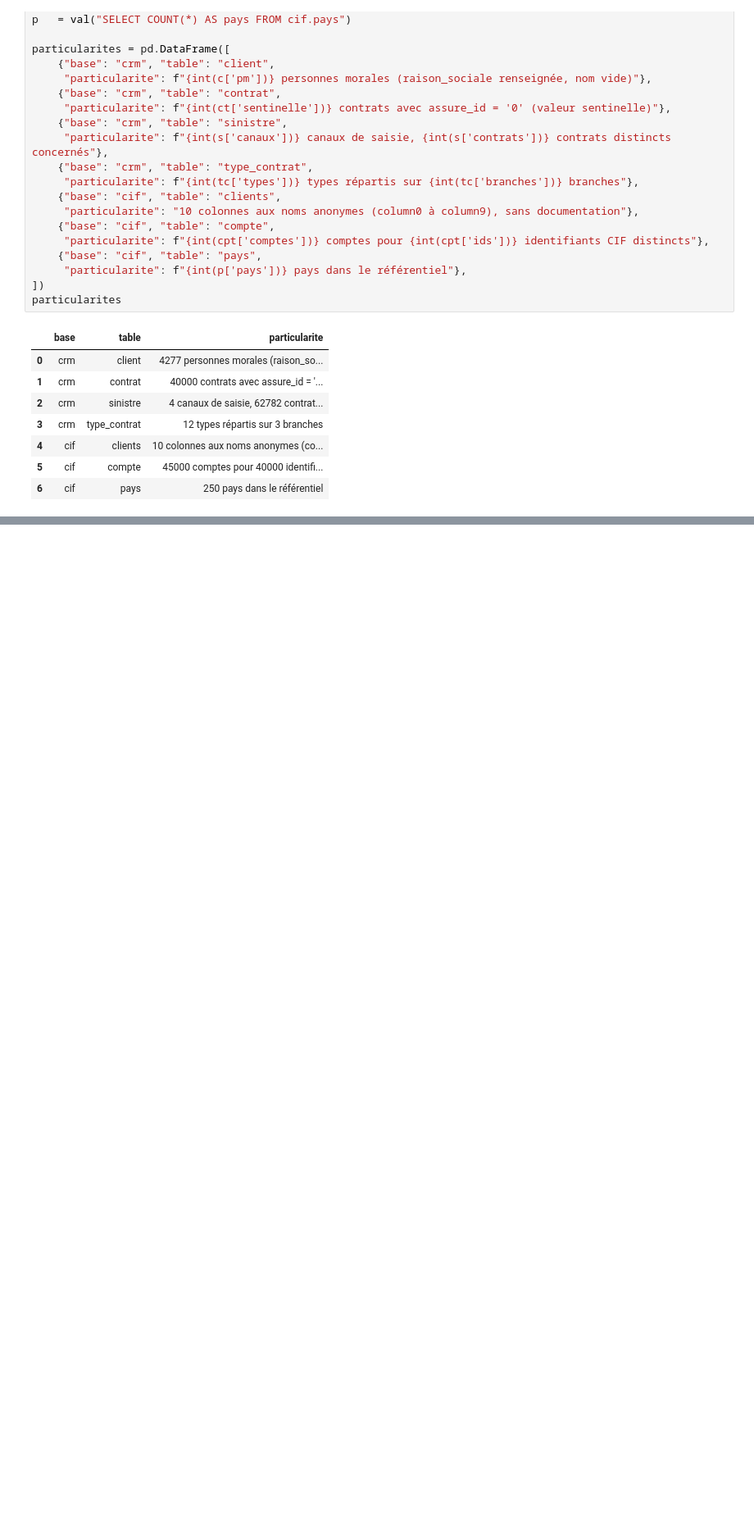
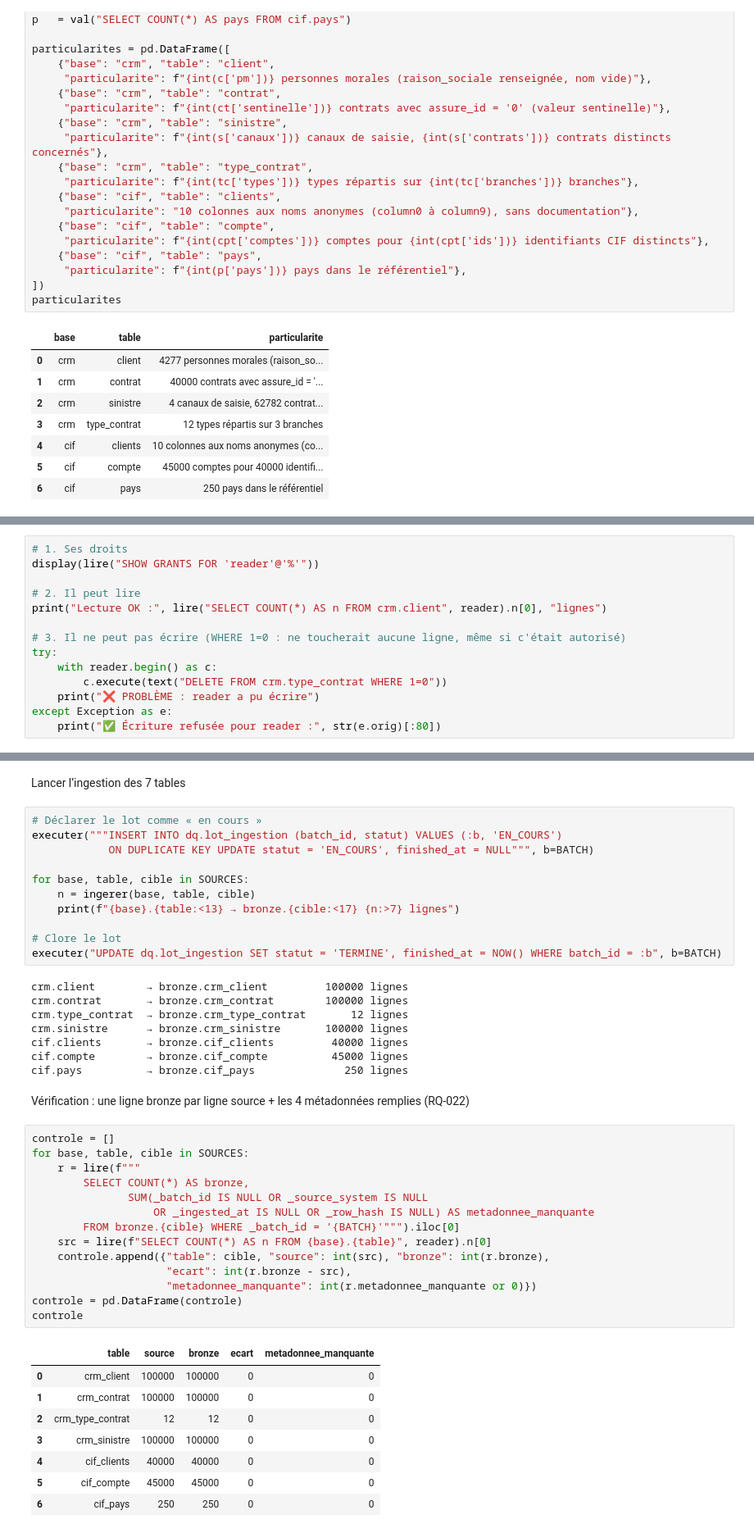
Before and after one commit to Samii05/td-qualite-g01, a Jupyter notebook: notebooks/S1_01.ipynb, the cells around one changed output, grey strips where cells are left out. Shown at 82% size. Saved outputs shown, nothing was run; the diff lists cells and outputs as text; blank space fills up the shorter version.

```diff
--- a/notebooks/S1_01.ipynb
+++ b/notebooks/S1_01.ipynb
@@ -167,0 +188,14 @@ livrable_us01
+# %%
+# 1. Ses droits
+display(lire("SHOW GRANTS FOR 'reader'@'%'"))
+
+# 2. Il peut lire
+print("Lecture OK :", lire("SELECT COUNT(*) AS n FROM crm.client", reader).n[0], "lignes")
+
+# 3. Il ne peut pas écrire (WHERE 1=0 : ne toucherait aucune ligne, même si c'était autorisé)
+try:
+    with reader.begin() as c:
+        c.execute(text("DELETE FROM crm.type_contrat WHERE 1=0"))
+    print("❌ PROBLÈME : reader a pu écrire")
+except Exception as e:
+    print("✅ Écriture refusée pour reader :", str(e.orig)[:80])
@@ -167,0 +235,46 @@ livrable_us01
+# %% [markdown]
+Lancer l’ingestion des 7 tables
+# %%
+# Déclarer le lot comme « en cours »
+executer("""INSERT INTO dq.lot_ingestion (batch_id, statut) VALUES (:b, 'EN_COURS')
+            ON DUPLICATE KEY UPDATE statut = 'EN_COURS', finished_at = NULL""", b=BATCH)
+
+for base, table, cible in SOURCES:
+    n = ingerer(base, table, cible)
+    print(f"{base}.{table:<13} → bronze.{cible:<17} {n:>7} lignes")
+
+# Clore le lot
+executer("UPDATE dq.lot_ingestion SET statut = 'TERMINE', finished_at = NOW() WHERE batch_id = :b", b=BATCH)
+# %% [output]
+crm.client        → bronze.crm_client         100000 lignes
+crm.contrat       → bronze.crm_contrat        100000 lignes
+crm.type_contrat  → bronze.crm_type_contrat       12 lignes
+crm.sinistre      → bronze.crm_sinistre       100000 lignes
+cif.clients       → bronze.cif_clients         40000 lignes
+cif.compte        → bronze.cif_compte          45000 lignes
+cif.pays          → bronze.cif_pays              250 lignes
+# %% [markdown]
+Vérification : une ligne bronze par ligne source + les 4 métadonnées remplies (RQ-022)
+# %%
+controle = []
+for base, table, cible in SOURCES:
+    r = lire(f"""
+        SELECT COUNT(*) AS bronze,
+               SUM(_batch_id IS NULL OR _source_system IS NULL
+                   OR _ingested_at IS NULL OR _row_hash IS NULL) AS metadonnee_manquante
+        FROM bronze.{cible} WHERE _batch_id = '{BATCH}'""").iloc[0]
+    src = lire(f"SELECT COUNT(*) AS n FROM {base}.{table}", reader).n[0]
+    controle.append({"table": cible, "source": int(src), "bronze": int(r.bronze),
+                     "ecart": int(r.bronze - src),
+                     "metadonnee_manquante": int(r.metadonnee_manquante or 0)})
+controle = pd.DataFrame(controle)
+controle
+# %% [output]
+|  | table | source | bronze | ecart | metadonnee_manquante |
+| 0 | crm_client | 100000 | 100000 | 0 | 0 |
+| 1 | crm_contrat | 100000 | 100000 | 0 | 0 |
+| 2 | crm_type_contrat | 12 | 12 | 0 | 0 |
+| 3 | crm_sinistre | 100000 | 100000 | 0 | 0 |
+| 4 | cif_clients | 40000 | 40000 | 0 | 0 |
+| 5 | cif_compte | 45000 | 45000 | 0 | 0 |
+| 6 | cif_pays | 250 | 250 | 0 | 0 |
```
Also changed, not shown: parts of 13 cells of this notebook, 1 other file.
